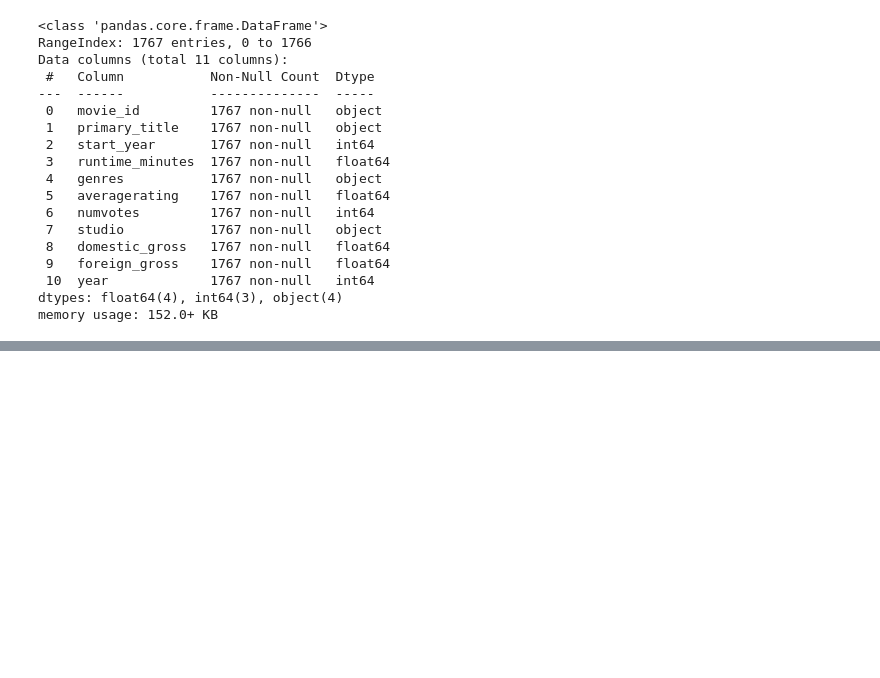
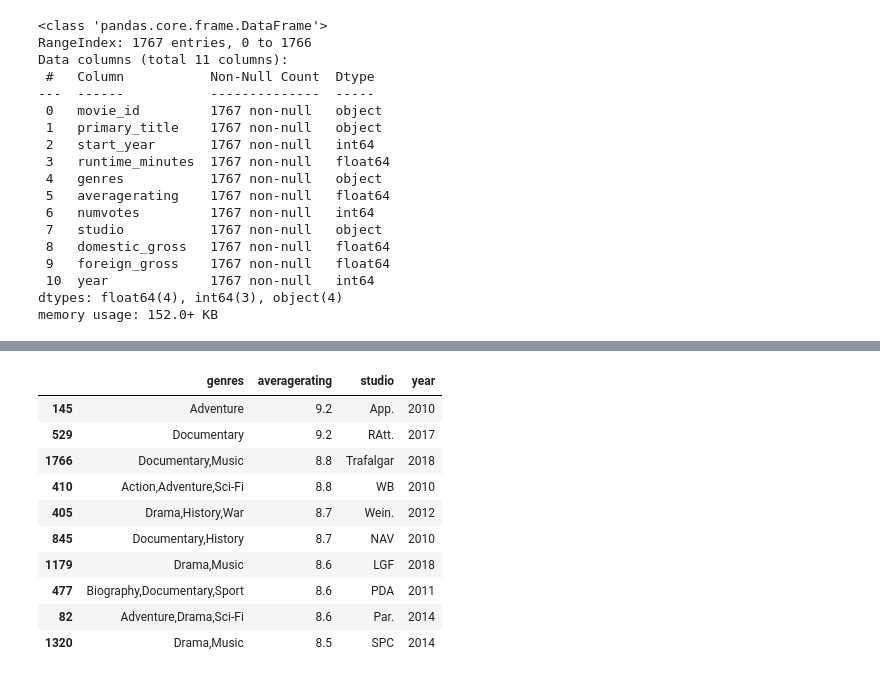
Before and after one commit to lynnndero/PHASE--1-PROJECT, a Jupyter notebook: Index.ipynb, the cells around one changed output, grey strips where cells are left out. Cells and saved outputs as stored; diff of their text form; code cells hidden in the pictures; blank space fills up the shorter version.

```diff
--- a/Index.ipynb
+++ b/Index.ipynb
@@ -399,0 +434,16 @@ movies_df_2['Total_gross'] = movies_df_2['domestic_gross']
+# %%
+#get a list of the top ten movie genres based on average rating
+Top_ten_movie_genre = movie_genres_ratings[['genres','averagerating','studio','year']].sort_values(by = 'averagerating',ascending=False)
+Top_ten_movie_genre.head(10)
+# %% [output]
+|  | genres | averagerating | studio | year |
+| 145 | Adventure | 9.2 | App. | 2010 |
+| 529 | Documentary | 9.2 | RAtt. | 2017 |
+| 1766 | Documentary,Music | 8.8 | Trafalgar | 2018 |
+| 410 | Action,Adventure,Sci-Fi | 8.8 | WB | 2010 |
+| 405 | Drama,History,War | 8.7 | Wein. | 2012 |
+| 845 | Documentary,History | 8.7 | NAV | 2010 |
+| 1179 | Drama,Music | 8.6 | LGF | 2018 |
+| 477 | Biography,Documentary,Sport | 8.6 | PDA | 2011 |
+| 82 | Adventure,Drama,Sci-Fi | 8.6 | Par. | 2014 |
+| 1320 | Drama,Music | 8.5 | SPC | 2014 |
```
Also changed, not shown: parts of 17 cells of this notebook.
